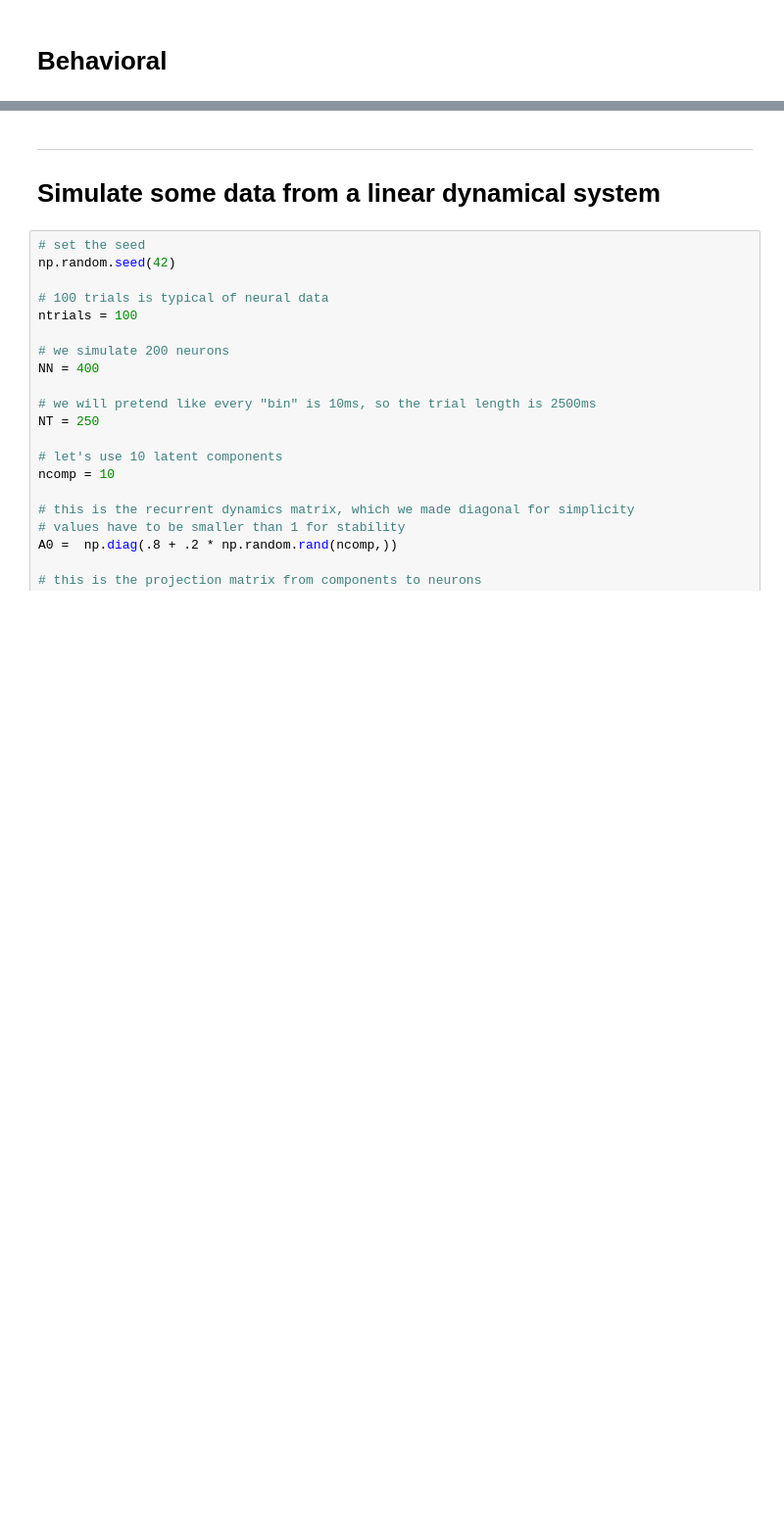
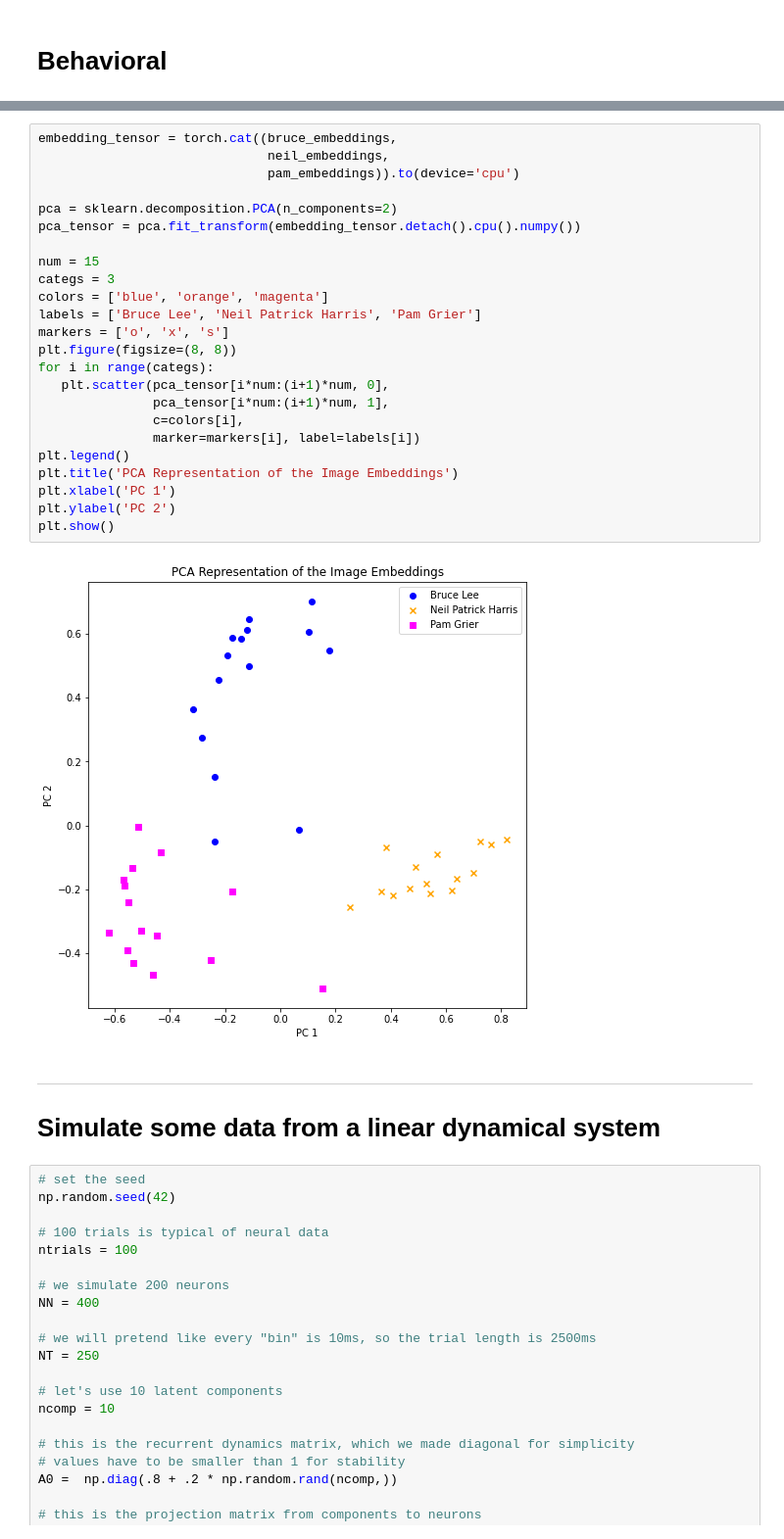
Before and after one commit to ioqfwfq/NMA_DL2021_Project, a Jupyter notebook: NMA_project.ipynb, the cells around one changed output, grey strips where cells are left out. Shown at 98% size. Cells and saved outputs as stored; diff of their text form; blank space fills up the shorter version.

```diff
--- a/NMA_project.ipynb
+++ b/NMA_project.ipynb
@@ -99,3 +126,29 @@ plt.plot(behdata[:,2])
+# %%
+embedding_tensor = torch.cat((bruce_embeddings,
+                              neil_embeddings,
+                              pam_embeddings)).to(device='cpu')
+
+pca = sklearn.decomposition.PCA(n_components=2)
+pca_tensor = pca.fit_transform(embedding_tensor.detach().cpu().numpy())
+
+num = 15
+categs = 3
+colors = ['blue', 'orange', 'magenta']
+labels = ['Bruce Lee', 'Neil Patrick Harris', 'Pam Grier']
+markers = ['o', 'x', 's']
+plt.figure(figsize=(8, 8))
+for i in range(categs):
+   plt.scatter(pca_tensor[i*num:(i+1)*num, 0],
+               pca_tensor[i*num:(i+1)*num, 1],
+               c=colors[i],
+               marker=markers[i], label=labels[i])
+plt.legend()
+plt.title('PCA Representation of the Image Embeddings')
+plt.xlabel('PC 1')
+plt.ylabel('PC 2')
+plt.show()
+# %% [output]
+[figure, added]
 # %% [markdown]
 ---
 # Simulate some data from a linear dynamical system
```
Also changed, not shown: parts of 11 cells of this notebook.
